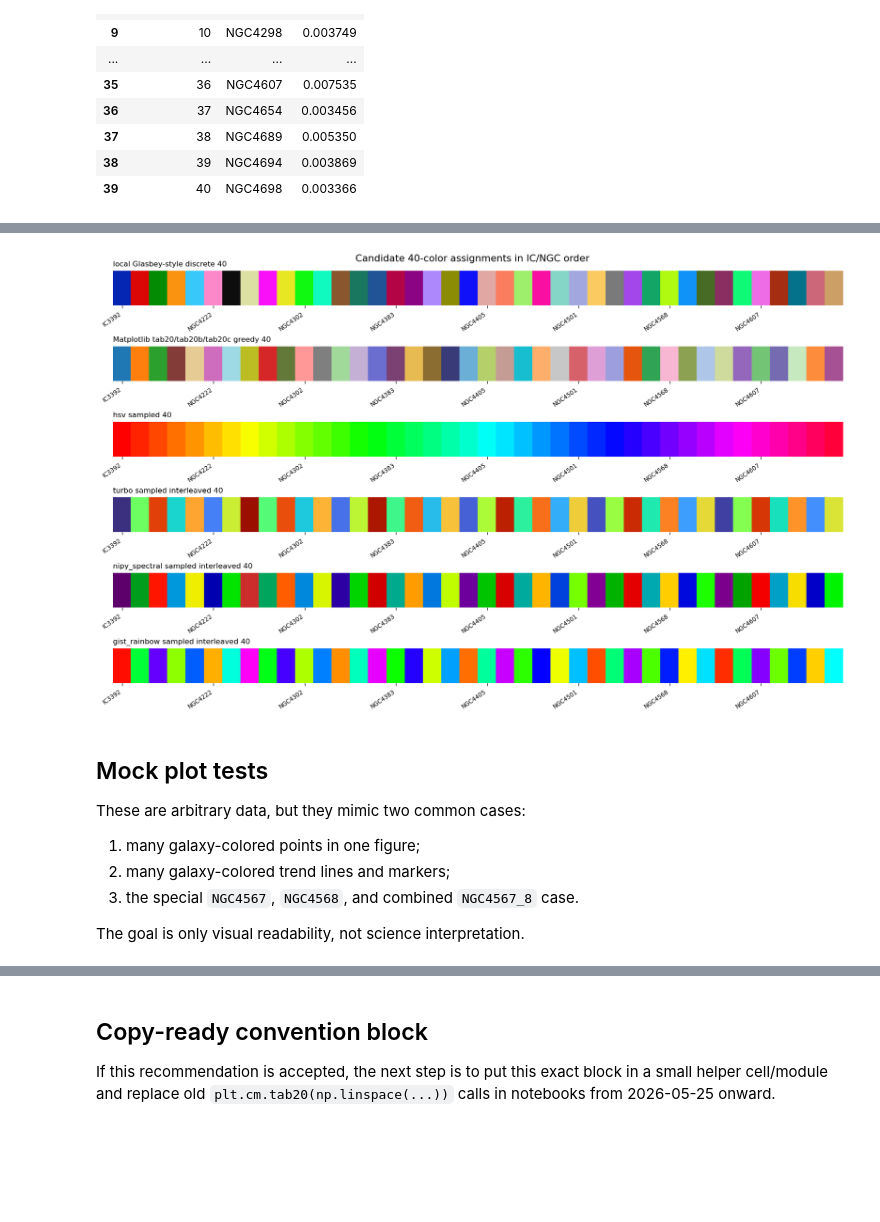
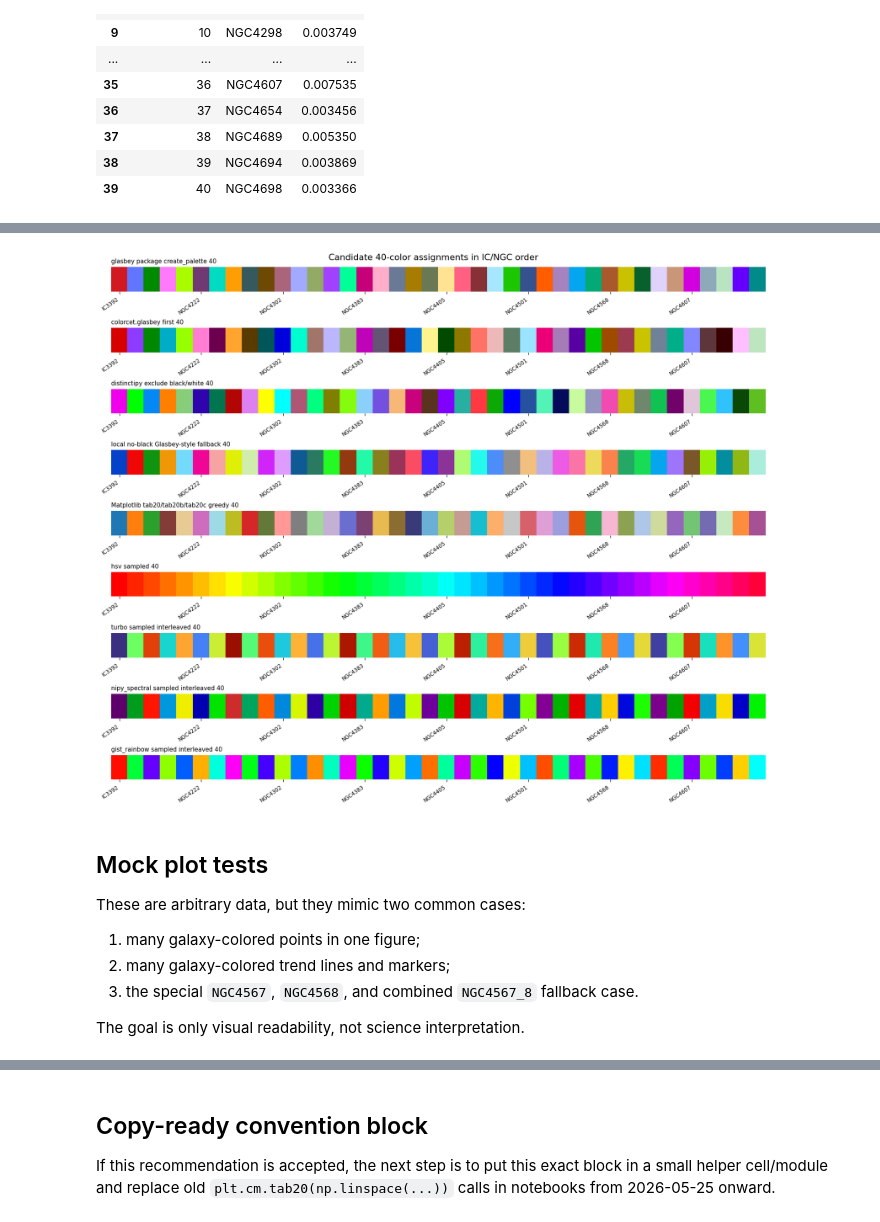
Before and after one commit to Rongjun-ANU/ICRAR-MAUVE, a Jupyter notebook: further/20260529_test_galaxy_color_palette.ipynb, the cells around one changed output, grey strips where cells are left out. Drawn from its saved outputs; the diff is of its cells as text; code cells hidden in the pictures; blank space fills up the shorter version.

```diff
--- a/further/20260529_test_galaxy_color_palette.ipynb
+++ b/further/20260529_test_galaxy_color_palette.ipynb
@@ -340,6 +402,7 @@ def palette_metrics(palette):
         "min_adjacent_order_dist": float(np.nanmin(adjacent)),
         "median_adjacent_order_dist": float(np.nanmedian(adjacent)),
         "NGC4567_to_NGC4568_dist": pair_distance,
+        "min_black_rgb_dist": float(black_distance(rgb).min()),
     }, pd.DataFrame(nearest_partner).sort_values("nearest_dist")
 
 
@@ -353,6 +416,7 @@ def continuous_sample_palette(cmap_name, interleave=False):
         step = 17
         order = [(i * step) % len(sample_df) for i in range(len(sample_df))]
         colors = colors[order]
+    # Continuous comparison palettes may come close to black, but do not use them as the final convention.
     return build_palette_table(sample_df, cmap_name, colors)
 
 
@@ -370,7 +434,10 @@ def matplotlib_tab_combo_palette():
     return build_palette_table(sample_df, "matplotlib_tab20_tab20b_tab20c_greedy40", candidate_rgb[selected])
 
 candidate_palettes = [
-    ("local Glasbey-style discrete 40", recommended),
+    ("glasbey package create_palette 40", recommended),
+    ("colorcet.glasbey first 40", build_palette_table(sample_df, "colorcet_glasbey_40", colorcet_glasbey_palette())),
+    ("distinctipy exclude black/white 40", build_palette_table(sample_df, "distinctipy_exclude_black_white_40", distinctipy_palette())),
+    ("local no-black Glasbey-style fallback 40", build_palette_table(sample_df, "local_no_black_glasbey_40", local_glasbey_palette())),
     ("Matplotlib tab20/tab20b/tab20c greedy 40", matplotlib_tab_combo_palette()),
     ("hsv sampled 40", continuous_sample_palette("hsv")),
     ("turbo sampled interleaved 40", continuous_sample_palette("turbo", interleave=True)),
@@ -388,11 +455,11 @@ for label, palette in candidate_palettes:
 metrics_df = pd.DataFrame(metric_rows)
 for col in metrics_df.columns:
     if col != "palette":
-        metrics_df[col] = metrics_df[col].round(1)
+        metrics_df[col] = metrics_df[col].round(3 if col == "min_black_rgb_dist" else 1)
 
 display(metrics_df)
 
-print("Closest pairs for the recommended local Glasbey-style palette:")
-display(nearest_tables["local Glasbey-style discrete 40"].head(12).assign(nearest_dist=lambda d: d["nearest_dist"].round(1)))
+print("Closest pairs for the recommended package Glasbey palette:")
+display(nearest_tables["glasbey package create_palette 40"].head(12).assign(nearest_dist=lambda d: d["nearest_dist"].round(1)))
 # %% [output]
 |  | palette | min_pairwise_dist | median_nearest_dist | min_adjacent_order_dist | median_adjacent_order_dist | ... |
@@ -419,21 +489,21 @@ Closest pairs for the recommended local Glasbey-style palette:
 # %%
 def plot_palette_bar(ax, palette, title):
     for i, row in enumerate(palette.itertuples(index=False)):
         ax.add_patch(Rectangle((i, 0), 1, 1, color=row.hex))
     ax.set_xlim(0, len(palette))
     ax.set_ylim(0, 1)
     ax.set_yticks([])
     ax.set_xticks(np.arange(0.5, len(palette), 5))
     ax.set_xticklabels(palette["galaxy"].iloc[::5], rotation=35, ha="right", fontsize=8)
-    ax.set_title(title, loc="left", fontsize=10)
+    ax.set_title(title, loc="left", fontsize=9)
     ax.spines[:].set_visible(False)
 
-fig, axes = plt.subplots(len(candidate_palettes), 1, figsize=(14, 8.5), constrained_layout=True)
+fig, axes = plt.subplots(len(candidate_palettes), 1, figsize=(14, 11.5), constrained_layout=True)
 for ax, (label, palette) in zip(axes, candidate_palettes):
     plot_palette_bar(ax, palette, label)
-fig.suptitle("Candidate 40-color assignments in IC/NGC order", y=1.01, fontsize=13);
+fig.suptitle("Candidate 40-color assignments in IC/NGC order", y=1.005, fontsize=13);
 # %% [output]
-[figure, old version]
+[figure, new version]
 # %% [markdown]
 ## Mock plot tests
 
@@ -441,7 +511,7 @@ These are arbitrary data, but they mimic two common cases:
 
 1. many galaxy-colored points in one figure;
 2. many galaxy-colored trend lines and markers;
-3. the special `NGC4567`, `NGC4568`, and combined `NGC4567_8` case.
+3. the special `NGC4567`, `NGC4568`, and combined `NGC4567_8` fallback case.
 
 The goal is only visual readability, not science interpretation.
 # %%
```
Also changed, not shown: parts of 15 cells of this notebook, 18 other files.
